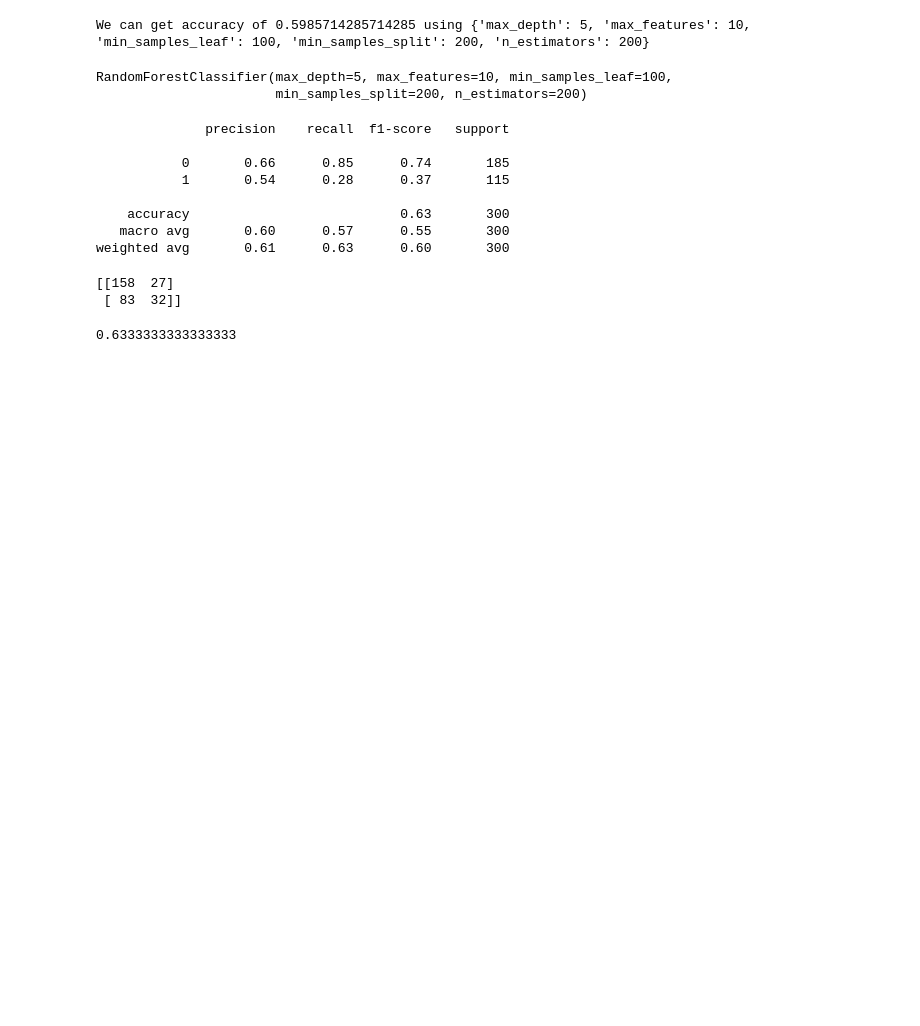
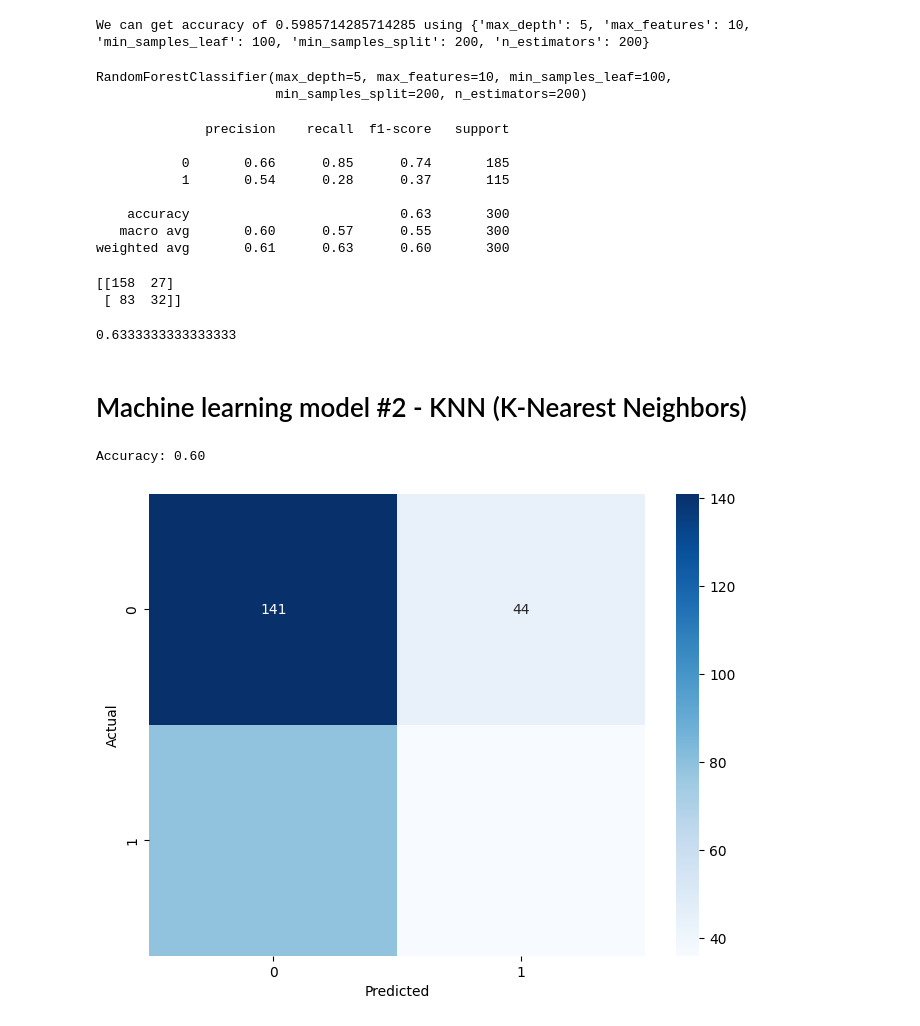
Before and after one commit to TonioLP/CA1-Machine-learning-CCT, a Jupyter notebook: CA1 - Machine Learning.ipynb, the cells around one changed output. Drawn from its saved outputs; the diff is of its cells as text; code cells hidden in the pictures; blank space fills up the shorter version.

```diff
--- a/CA1 - Machine Learning.ipynb
+++ b/CA1 - Machine Learning.ipynb
@@ -326,3 +326,46 @@ print(confusion_matrix(y_test,predictions))
 (158+32)/(158+32+27+83)
 # %% [output]
 0.6333333333333333
+# %% [markdown]
+# Machine learning model #2 - KNN (K-Nearest Neighbors)
+# %%
+# Import knearest neighbors Classifier model
+from sklearn.neighbors import KNeighborsClassifier
+
+# Create KNN Classifier
+kNN = KNeighborsClassifier(n_neighbors = 8)
+
+# Train the model using the training sets
+kNN.fit(X_train, y_train)
+
+# Predict the response for test dataset
+y_pred = kNN.predict(X_test)
+# %%
+#Import scikit-learn metrics module for accuracy calculation
+from sklearn import metrics
+
+# Model Accuracy, how often is the classifier correct?
+print( "Accuracy: {:.2f}".format(metrics.accuracy_score(y_test, y_pred)) )
+# %% [output]
+Accuracy: 0.60
+# %%
+import matplotlib.pyplot as plt
+import seaborn as sns
+from sklearn.metrics import confusion_matrix
+
+# Call a method predict by using an object classifier 'cls_svm'
+y_predict = kNN.predict(X_test)
+
+# Calculate cm by calling a method named as 'confusion_matrix'
+cm = confusion_matrix(y_test, y_predict)
+
+# Set the size of the plot area
+plt.figure(figsize=(8, 6))  # Adjust width and height as needed
+
+# Call a method heatmap() to plot confusion matrix
+sns.heatmap(cm, annot=True, fmt='d', cmap='Blues', annot_kws={"size": 10})  # Adjust font size as needed
+plt.xlabel('Predicted')
+plt.ylabel('Actual')
+plt.show()
+# %% [output]
+[figure, added]
```
Also changed, not shown: parts of 13 cells of this notebook.
